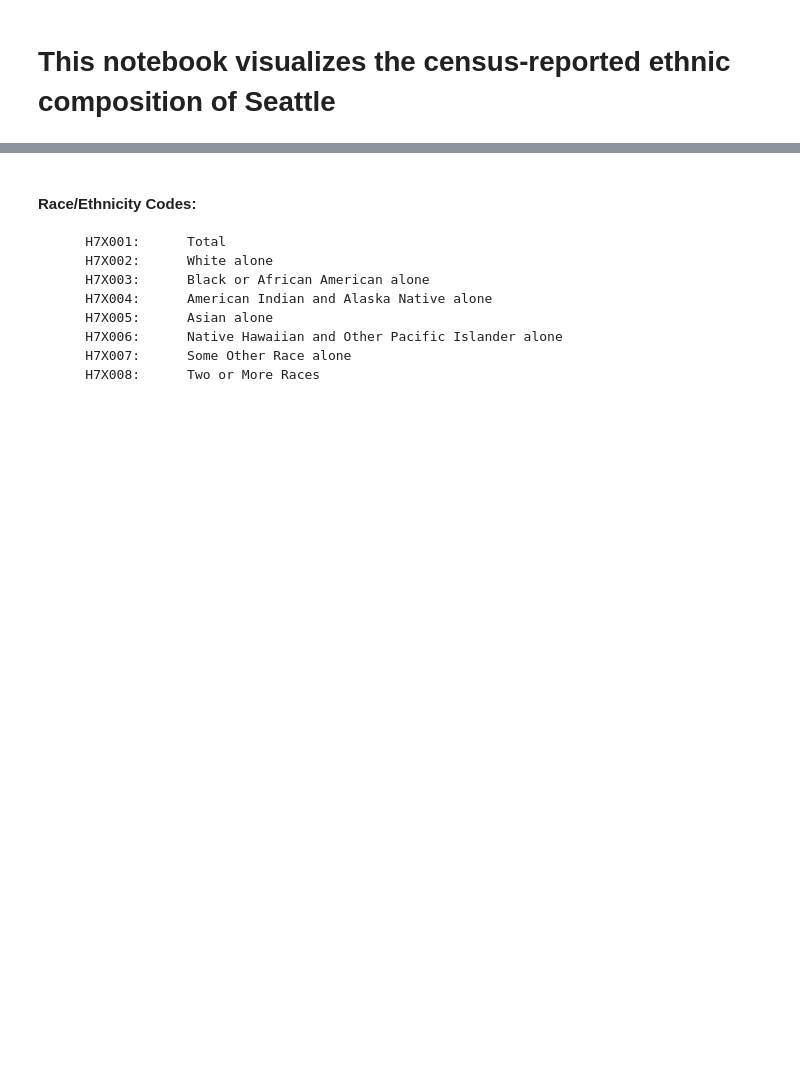
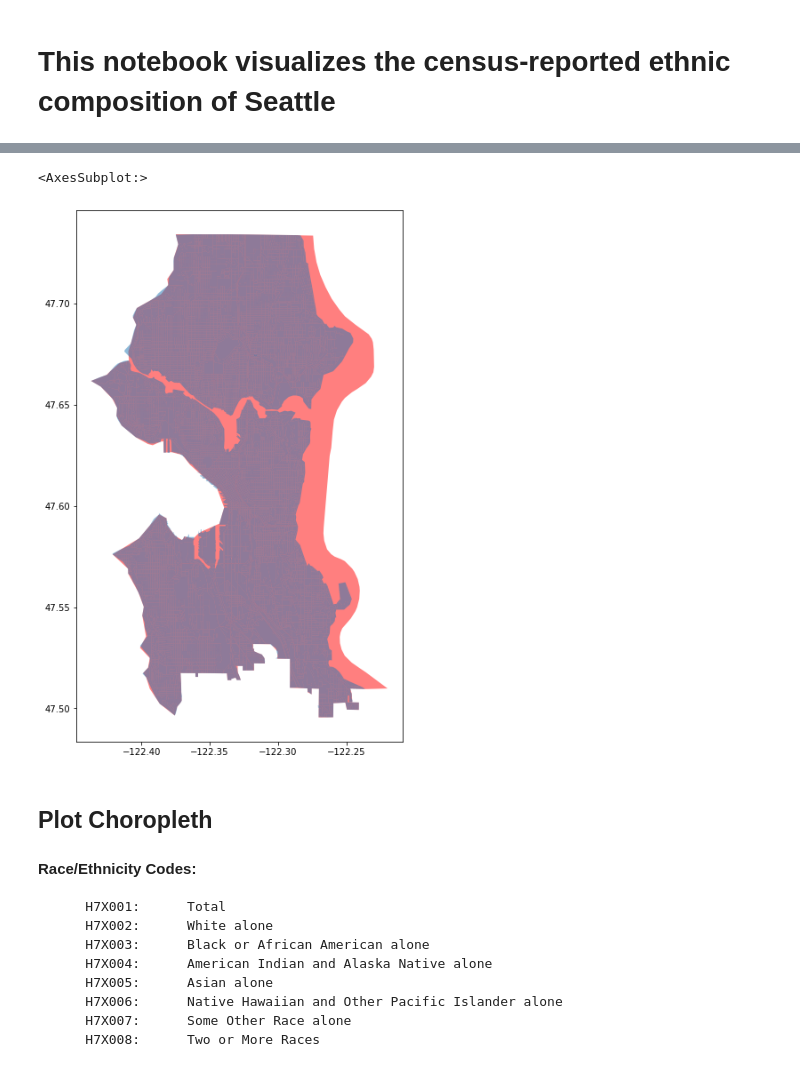
Before and after one commit to allisoncstafford/seattle_tree_canopy_blog, a Jupyter notebook: census_ethnicity.ipynb, the cells around one changed output, grey strips where cells are left out. Cells and saved outputs as stored; diff of their text form; code cells hidden in the pictures; blank space fills up the shorter version.

```diff
--- a/census_ethnicity.ipynb
+++ b/census_ethnicity.ipynb
@@ -46,4 +113,16 @@ seattle_map.plot(ax=ax)
+# %%
+seattle_blocks_map = seattle_blocks_map.to_crs("EPSG:4269")
+# %%
+# visually checking relationship between the place map and census blocks
+fig, ax = plt.subplots(figsize=(11,11))
+seattle.plot(ax=ax, color='red', alpha=.5)
+seattle_blocks_map.plot(ax=ax, alpha=.5)
+# %% [output]
+<AxesSubplot:>
+[figure, added]
 # %% [markdown]
+## Plot Choropleth
+
 #### Race/Ethnicity Codes:
         H7X001:      Total
         H7X002:      White alone
```
Also changed, not shown: parts of 32 cells of this notebook, 2 other files.
